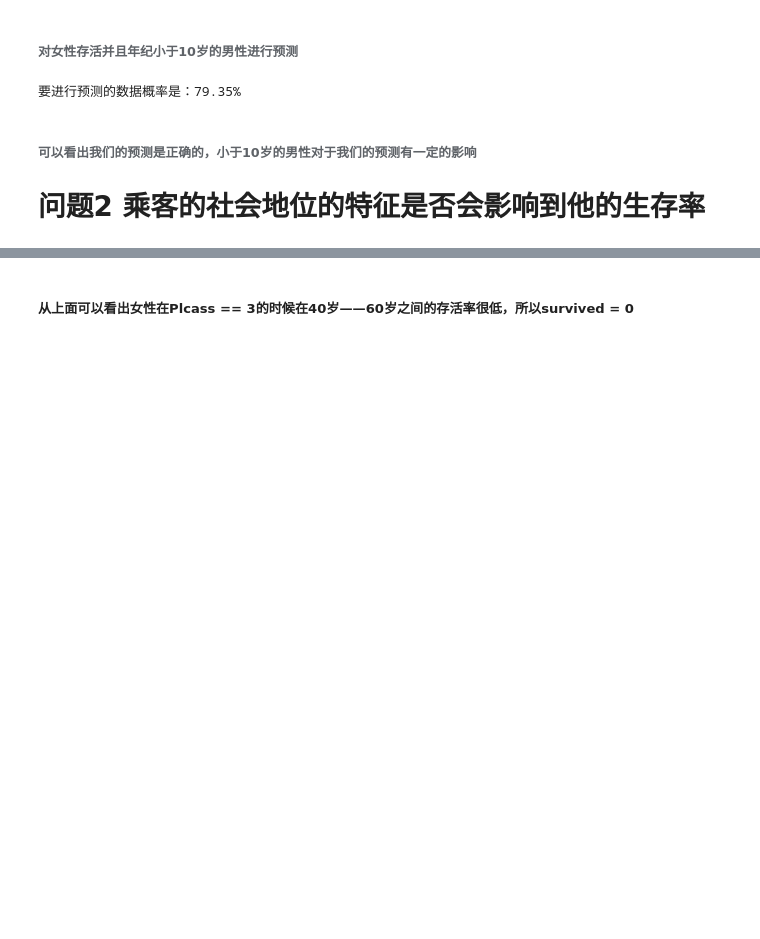
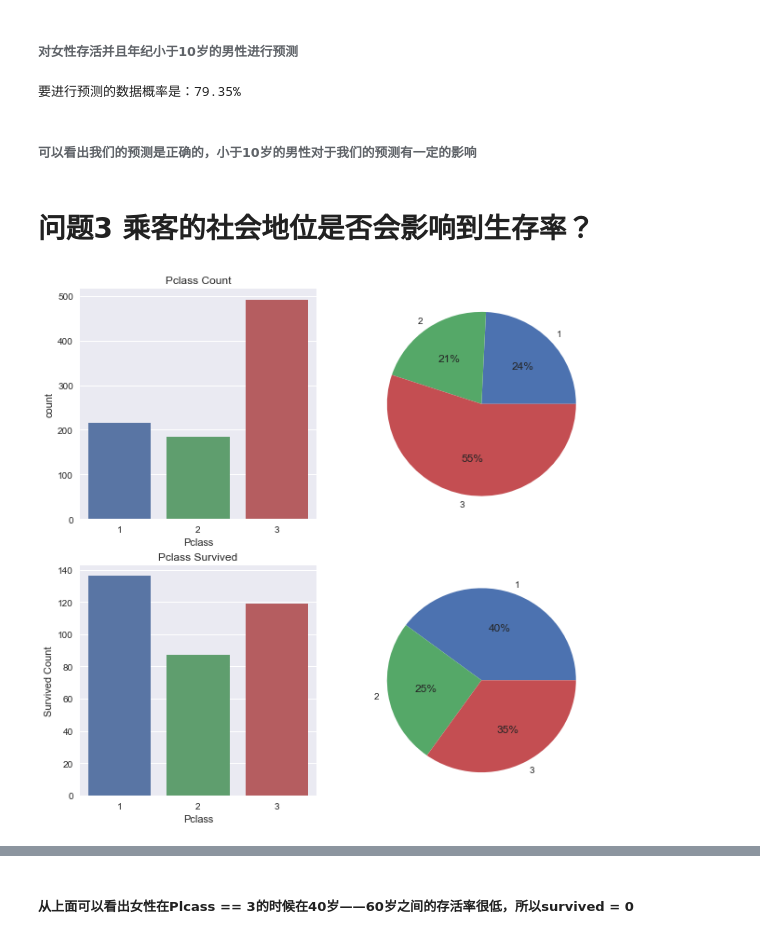
Before and after one commit to 1265040745/MyRepository, a Jupyter notebook: 数据分析/TaiTanData.ipynb, the cells around one changed output, grey strips where cells are left out. Cells and saved outputs as stored; diff of their text form; code cells hidden in the pictures; blank space fills up the shorter version.

```diff
--- a/数据分析/TaiTanData.ipynb
+++ b/数据分析/TaiTanData.ipynb
@@ -276,4 +311,27 @@ print survival_rate(survived_data,survival_mixing)
 要进行预测的数据概率是：79.35%
 # %% [markdown]
 ###### 可以看出我们的预测是正确的，小于10岁的男性对于我们的预测有一定的影响
-# 问题2 乘客的社会地位的特征是否会影响到他的生存率
+# %% [markdown]
+# 问题3 乘客的社会地位是否会影响到生存率？
+# %%
+plt.figure(figsize= (10 ,10))
+plt.subplot(221)
+sns.countplot(x='Pclass', data=full_data)
+plt.title('Pclass Count')
+
+plt.subplot(222)
+plt.pie(full_data[['Pclass','Survived']].groupby(['Pclass']).count(),
+        labels=['1','2','3'],autopct='%1.0f%%')
+
+plt.subplot(223)
+survived_df = full_data[full_data[ 'Survived'] == 1]
+sns.countplot(x='Pclass', data=survived_df)
+plt.title('Pclass Survived')
+plt.ylabel('Survived Count')
+
+plt.subplot(224)
+plt.pie(survived_df[['Pclass','Survived']].groupby(['Pclass']).sum(),\
+        labels=['1','2','3'],autopct='%1.0f%%')
+plt.show()
+# %% [output]
+[figure, added]
```
Also changed, not shown: parts of 27 cells of this notebook.
